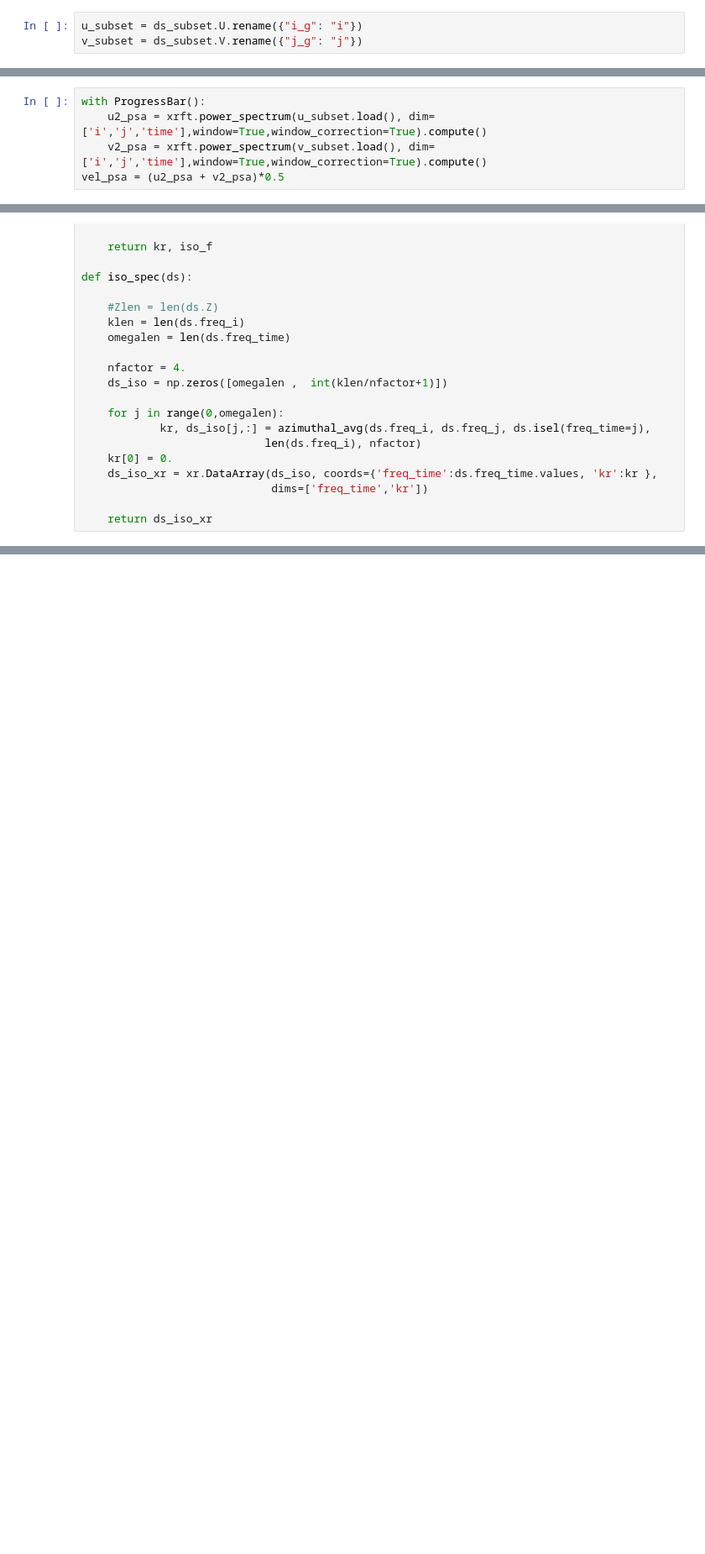
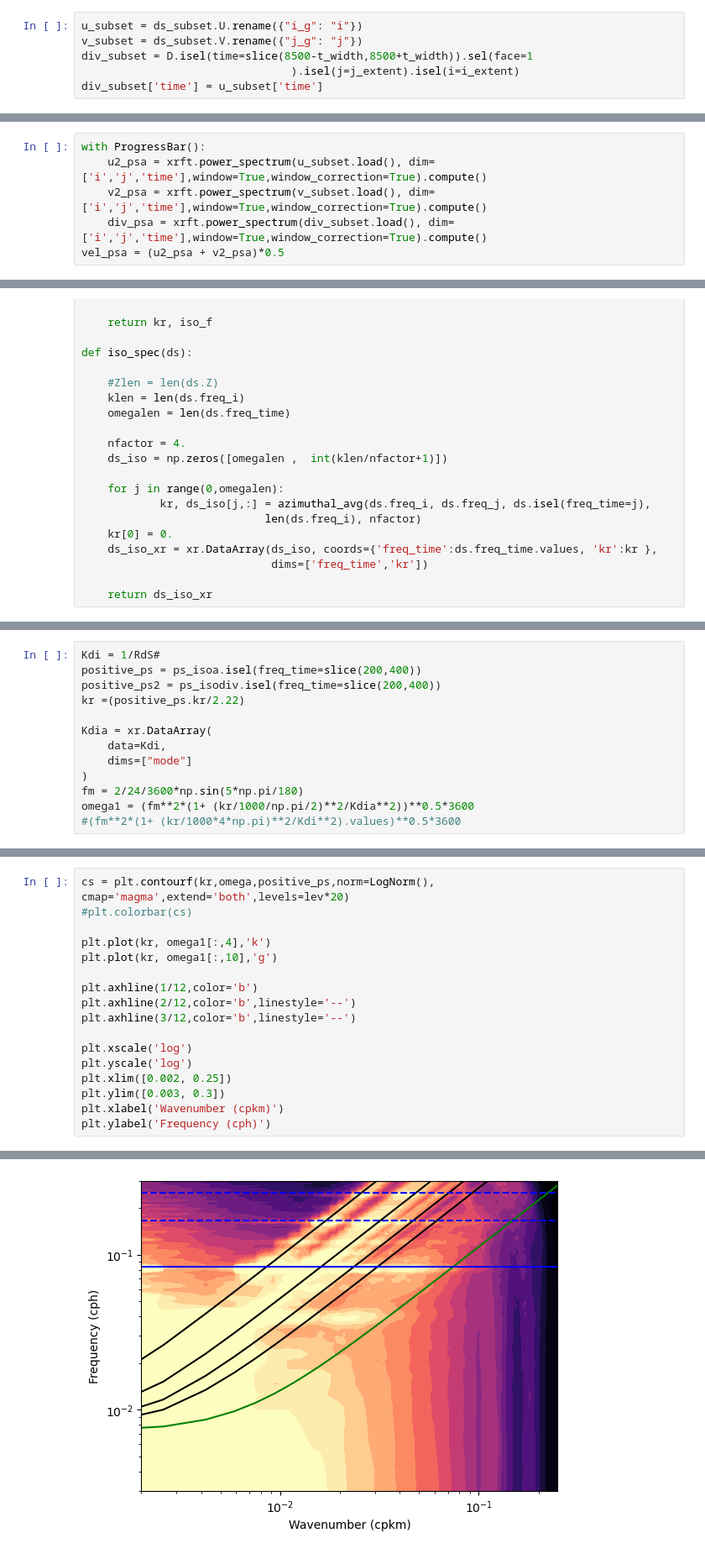
Before and after one commit to ocean-transport/llc-hero-calc, a Jupyter notebook: analysis/posters/equatorial_freq_wn.ipynb, the cells around one changed output, grey strips where cells are left out. Shown at 84% size. Cells and saved outputs as stored; diff of their text form; blank space fills up the shorter version.

```diff
--- a/analysis/posters/equatorial_freq_wn.ipynb
+++ b/analysis/posters/equatorial_freq_wn.ipynb
@@ -62,3 +197,6 @@ ds_subset = ds.isel(time=slice(2736-t_width,2736+t_width)).sel(face=1
 # %%
 u_subset = ds_subset.U.rename({"i_g": "i"})
 v_subset = ds_subset.V.rename({"j_g": "j"})
+div_subset = D.isel(time=slice(8500-t_width,8500+t_width)).sel(face=1
+                                ).isel(j=j_extent).isel(i=i_extent)
+div_subset['time'] = u_subset['time']
@@ -94,5 +204,6 @@ Attributes: (0)
 with ProgressBar():
     u2_psa = xrft.power_spectrum(u_subset.load(), dim=['i','j','time'],window=True,window_correction=True).compute()
     v2_psa = xrft.power_spectrum(v_subset.load(), dim=['i','j','time'],window=True,window_correction=True).compute()
+    div_psa = xrft.power_spectrum(div_subset.load(), dim=['i','j','time'],window=True,window_correction=True).compute()
 vel_psa = (u2_psa + v2_psa)*0.5
 # %% [output]
@@ -169,0 +263,13 @@ Coordinates:
+# %%
+Kdi = 1/RdS#
+positive_ps = ps_isoa.isel(freq_time=slice(200,400))
+positive_ps2 = ps_isodiv.isel(freq_time=slice(200,400))
+kr =(positive_ps.kr/2.22)
+
+Kdia = xr.DataArray(
+    data=Kdi,
+    dims=["mode"]
+)
+fm = 2/24/3600*np.sin(5*np.pi/180)
+omega1 = (fm**2*(1+ (kr/1000/np.pi/2)**2/Kdia**2))**0.5*3600
+#(fm**2*(1+ (kr/1000*4*np.pi)**2/Kdi**2).values)**0.5*3600
@@ -185,0 +408,18 @@ plt.ylim([0.002, 0.5])
+# %%
+cs = plt.contourf(kr,omega,positive_ps,norm=LogNorm(), cmap='magma',extend='both',levels=lev*20)
+#plt.colorbar(cs)
+
+plt.plot(kr, omega1[:,4],'k')
+plt.plot(kr, omega1[:,10],'g')
+
+plt.axhline(1/12,color='b')
+plt.axhline(2/12,color='b',linestyle='--')
+plt.axhline(3/12,color='b',linestyle='--')
+
+plt.xscale('log')
+plt.yscale('log')
+plt.xlim([0.002, 0.25])
+plt.ylim([0.003, 0.3])
+plt.xlabel('Wavenumber (cpkm)')
+plt.ylabel('Frequency (cph)')
+# %% [output]
@@ -185,0 +427 @@ plt.ylim([0.002, 0.5])
+[figure, added]
```
Also changed, not shown: parts of 29 cells of this notebook, 18 other files.
